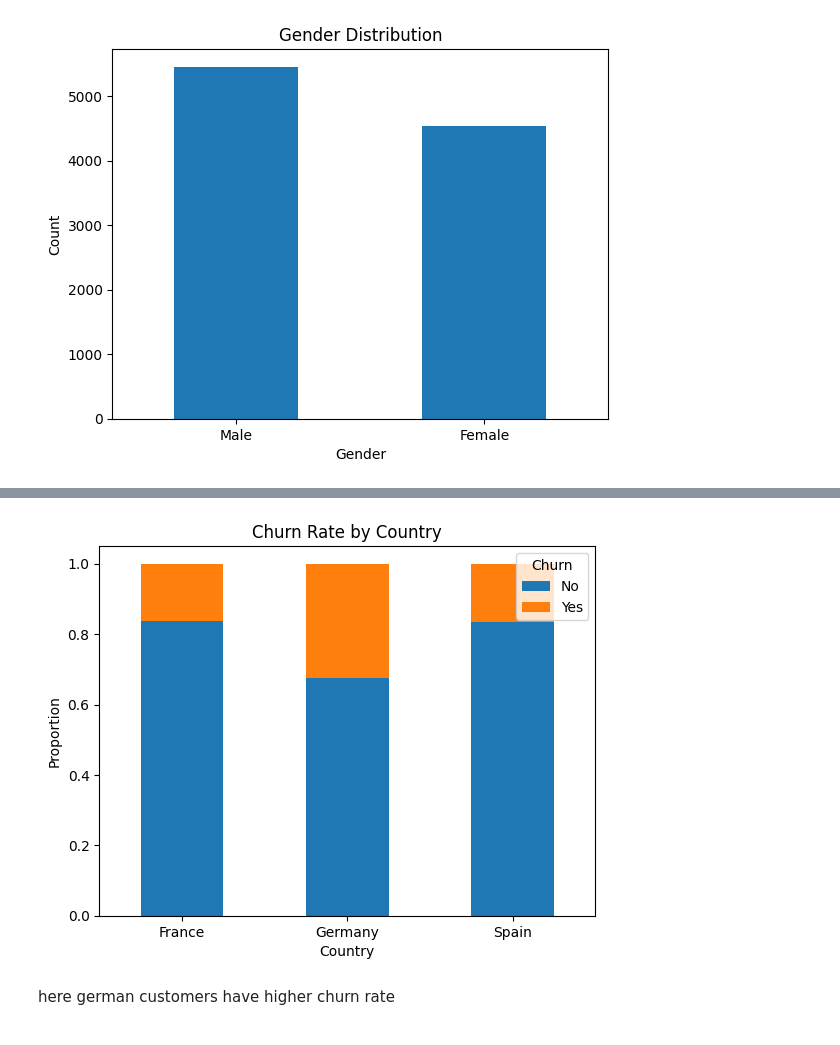
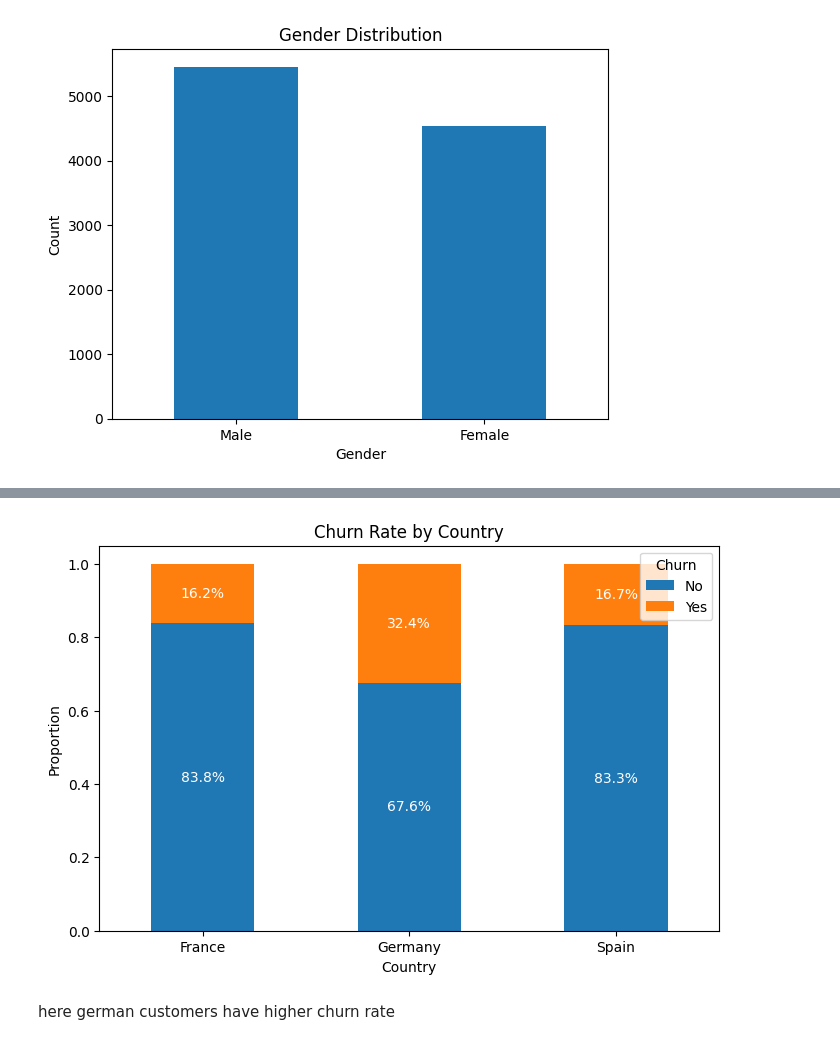
Before and after one commit to rajeevkumar75/Bank-Customer-Churn-Prediction, a Jupyter notebook: notebooks/Eda end to end.ipynb, the cells around one changed output, grey strips where cells are left out. Drawn from its saved outputs; the diff is of its cells as text; code cells hidden in the pictures.

```diff
--- a/notebooks/Eda end to end.ipynb
+++ b/notebooks/Eda end to end.ipynb
@@ -143,15 +171,33 @@ plt.show()
 # %%
-churn=pd.crosstab(df['country'], df['churn'], normalize='index').plot(kind='bar', stacked=True)
+# Create the stacked bar chart with normalized values
+churn = pd.crosstab(df['country'], df['churn'], normalize='index')
+ax = churn.plot(kind='bar', stacked=True, figsize=(8,5), color=['#1f77b4', '#ff7f0e'])
 
-churn.plot(kind='bar', stacked=True)
+# Add percentages on each segment
+for i, country in enumerate(churn.index):
+    cumulative = 0
+    for j, col in enumerate(churn.columns):
+        value = churn.loc[country, col]
+        if value > 0:
+            ax.text(
+                i,
+                cumulative + value/2,  # position in the middle of the segment
+                f"{value*100:.1f}%",   # format as percentage
+                ha='center',
+                va='center',
+                color='white',
+                fontsize=10
+            )
+        cumulative += value
+
 plt.title("Churn Rate by Country")
 plt.xlabel("Country")
 plt.ylabel("Proportion")
 plt.legend(title="Churn", labels=["No", "Yes"])
 plt.xticks(rotation=0)
 plt.show()
 # %% [output]
-[figure, old version]
+[figure, new version]
 # %% [markdown]
 here german customers have higher churn rate
 # %%
```
Also changed, not shown: parts of 9 cells of this notebook, 1 other file.
